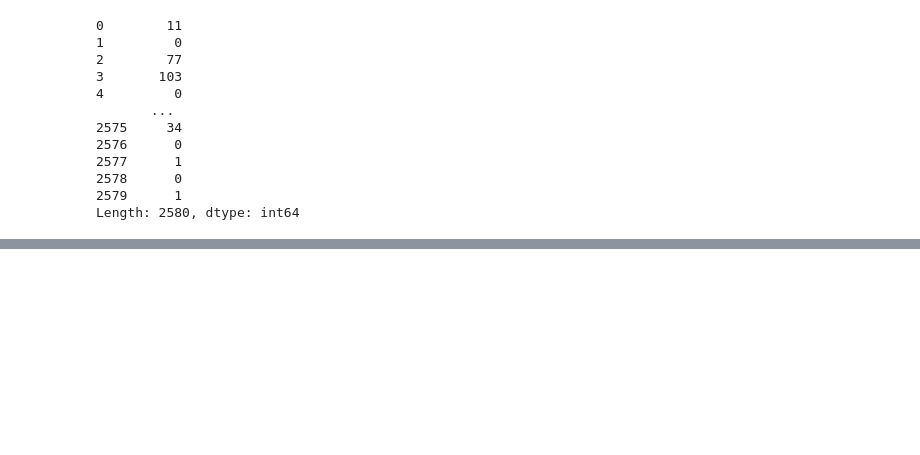
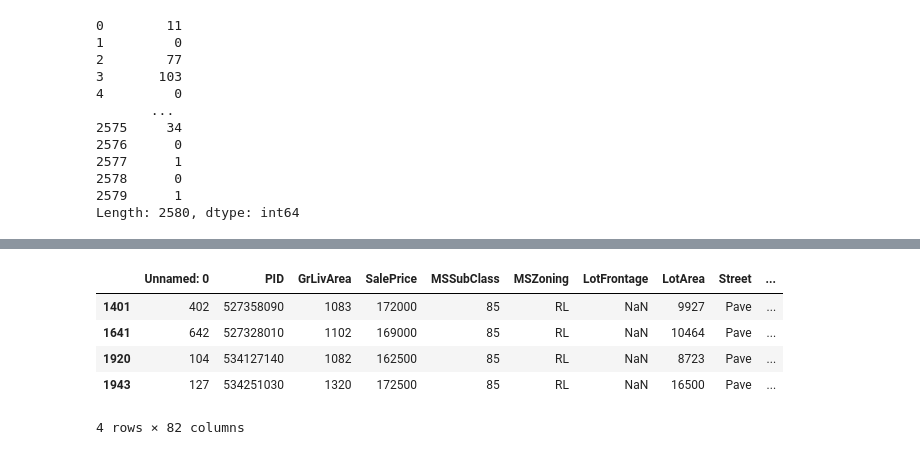
Before and after one commit to mobrien829/ames-ml-project, a Jupyter notebook: Michael/Michael notebook.ipynb, the cells around one changed output, grey strips where cells are left out. Cells and saved outputs as stored; diff of their text form; code cells hidden in the pictures; blank space fills up the shorter version.

```diff
--- a/Michael/Michael notebook.ipynb
+++ b/Michael/Michael notebook.ipynb
@@ -116,0 +241,9 @@ house_prices['YrSold'] - house_prices['YearRemodA']
+# %%
+house_prices[(house_prices["MSSubClass"] == 85) & (house_prices["Neighborhood"] == "NWAmes")]
+# %% [output]
+|  | Unnamed: 0 | PID | GrLivArea | SalePrice | MSSubClass | MSZoning | LotFrontage | LotArea | Street | ... |
+| 1401 | 402 | 527358090 | 1083 | 172000 | 85 | RL | NaN | 9927 | Pave | ... |
+| 1641 | 642 | 527328010 | 1102 | 169000 | 85 | RL | NaN | 10464 | Pave | ... |
+| 1920 | 104 | 534127140 | 1082 | 162500 | 85 | RL | NaN | 8723 | Pave | ... |
+| 1943 | 127 | 534251030 | 1320 | 172500 | 85 | RL | NaN | 16500 | Pave | ... |
+4 rows × 82 columns
```
Also changed, not shown: parts of 24 cells of this notebook.
